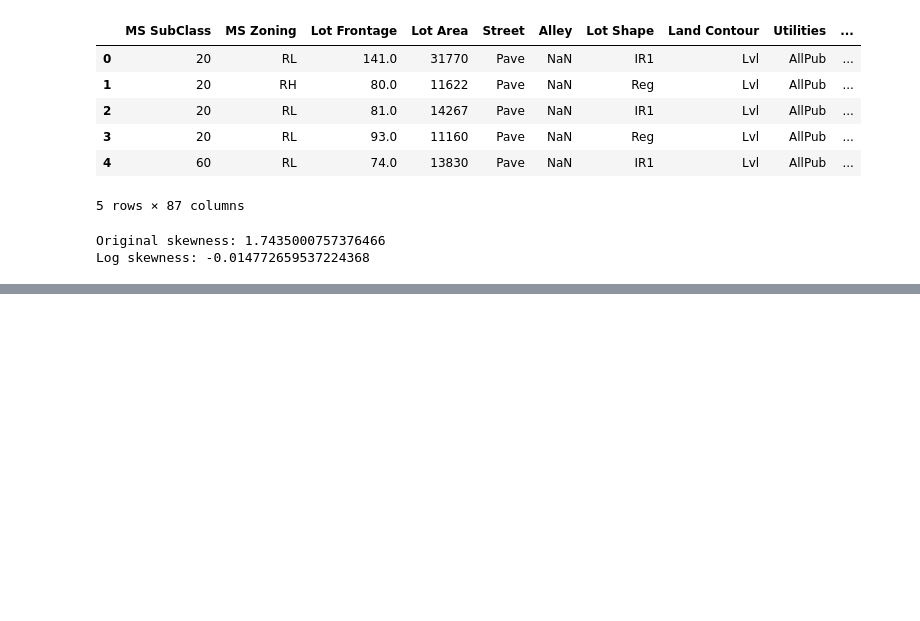
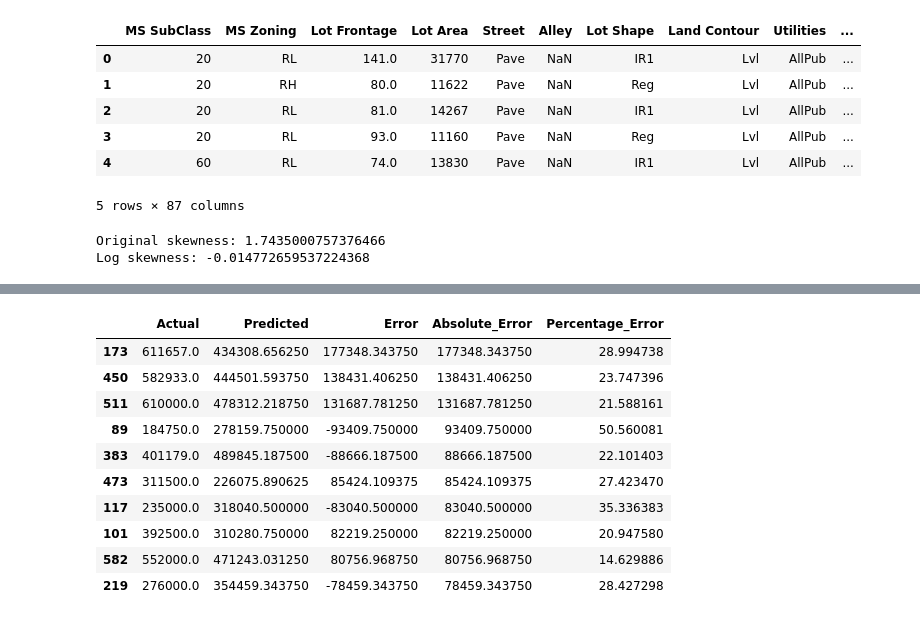
Before and after one commit to kashu9313161/ML-Projects, a Jupyter notebook: house-prediction-system/notebooks/01_eda_feature_engineering/02_model_training.ipynb, the cells around one changed output, grey strips where cells are left out. Cells and saved outputs as stored; diff of their text form; code cells hidden in the pictures; blank space fills up the shorter version.

```diff
--- a/house-prediction-system/notebooks/01_eda_feature_engineering/02_model_training.ipynb
+++ b/house-prediction-system/notebooks/01_eda_feature_engineering/02_model_training.ipynb
@@ -74,0 +109,9 @@ Log skewness: -0.014772659537224368
+# %%
+from preprocessing import build_preprocessor
+
+preprocessor, numerical_features, categorical_features = (
+    build_preprocessor(X_train)
+)
+
+print("Numerical:", len(numerical_features))
+print("Categorical:", len(categorical_features))
@@ -74,0 +461,23 @@ Log skewness: -0.014772659537224368
+# %%
+worst_predictions = (
+    error_analysis
+    .sort_values(
+        "Absolute_Error",
+        ascending=False
+    )
+    .head(10)
+)
+
+worst_predictions
+# %% [output]
+|  | Actual | Predicted | Error | Absolute_Error | Percentage_Error |
+| 173 | 611657.0 | 434308.656250 | 177348.343750 | 177348.343750 | 28.994738 |
+| 450 | 582933.0 | 444501.593750 | 138431.406250 | 138431.406250 | 23.747396 |
+| 511 | 610000.0 | 478312.218750 | 131687.781250 | 131687.781250 | 21.588161 |
+| 89 | 184750.0 | 278159.750000 | -93409.750000 | 93409.750000 | 50.560081 |
+| 383 | 401179.0 | 489845.187500 | -88666.187500 | 88666.187500 | 22.101403 |
+| 473 | 311500.0 | 226075.890625 | 85424.109375 | 85424.109375 | 27.423470 |
+| 117 | 235000.0 | 318040.500000 | -83040.500000 | 83040.500000 | 35.336383 |
+| 101 | 392500.0 | 310280.750000 | 82219.250000 | 82219.250000 | 20.947580 |
+| 582 | 552000.0 | 471243.031250 | 80756.968750 | 80756.968750 | 14.629886 |
+| 219 | 276000.0 | 354459.343750 | -78459.343750 | 78459.343750 | 28.427298 |
```
Also changed, not shown: parts of 33 cells of this notebook, 16 other files.
